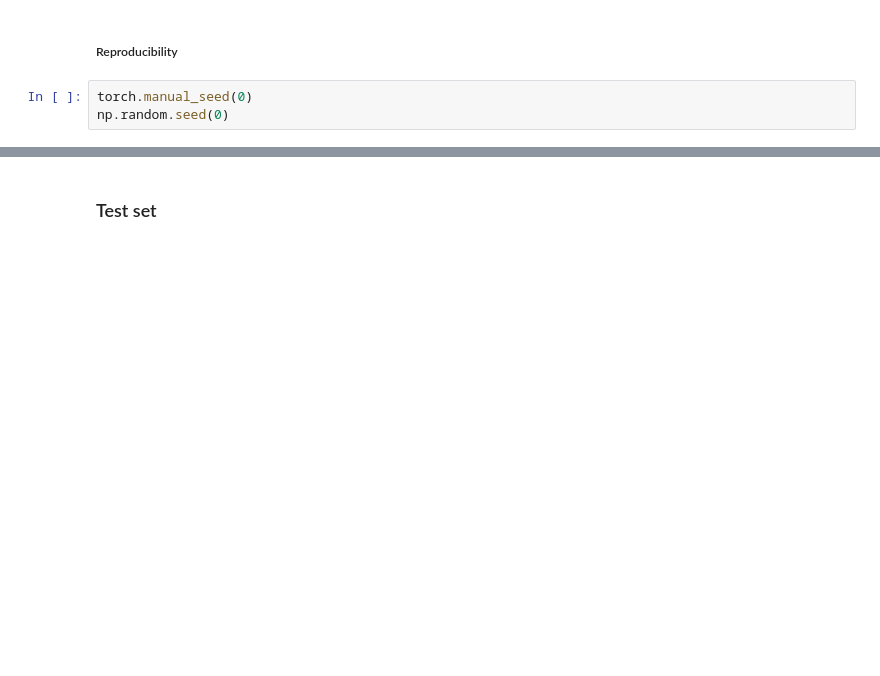
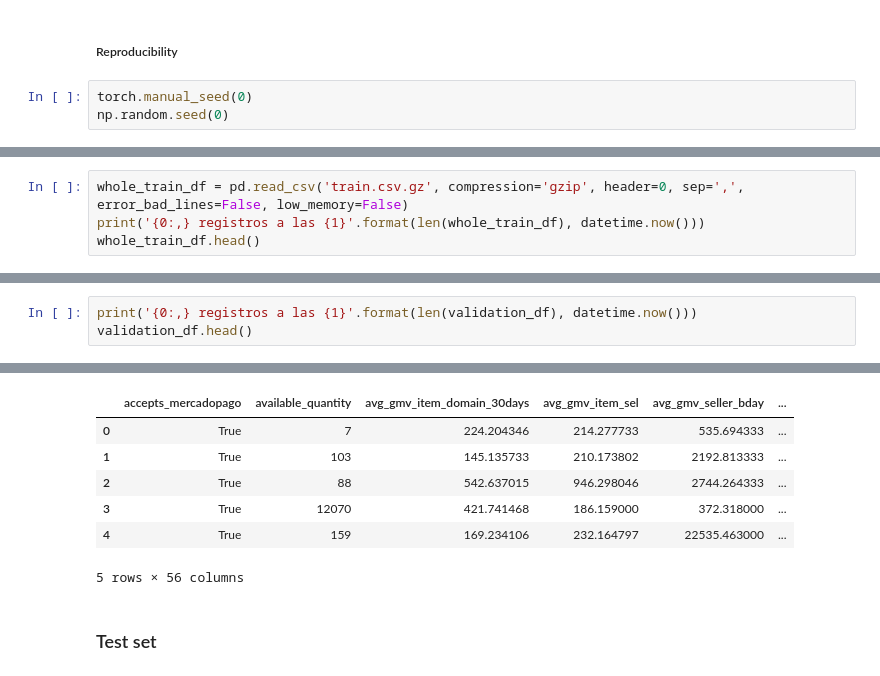
Before and after one commit to jonmunm/nbs, a Jupyter notebook: Meli/CVR Data Challenge/Model usage.ipynb, the cells around one changed output, grey strips where cells are left out. Cells and saved outputs as stored; diff of their text form; blank space fills up the shorter version.

```diff
--- a/Meli/CVR Data Challenge/Model usage.ipynb
+++ b/Meli/CVR Data Challenge/Model usage.ipynb
@@ -36,0 +39,4 @@ np.random.seed(0)
+# %%
+whole_train_df = pd.read_csv('train.csv.gz', compression='gzip', header=0, sep=',', error_bad_lines=False, low_memory=False)
+print('{0:,} registros a las {1}'.format(len(whole_train_df), datetime.now()))
+whole_train_df.head()
@@ -49,3 +81,7 @@ train_df.head()
 | 3 | True | 12 | 92.085756 | 332.848400 | 554.747333 | ... |
 | 4 | True | 5 | 156.905222 | 955.997475 | 3154.791667 | ... |
 5 rows × 56 columns
+# %%
+print('{0:,} registros a las {1}'.format(len(validation_df), datetime.now()))
+validation_df.head()
+# %% [output]
@@ -52,3 +89,10 @@ train_df.head()
+|  | accepts_mercadopago | available_quantity | avg_gmv_item_domain_30days | avg_gmv_item_sel | avg_gmv_seller_bday | ... |
+| 0 | True | 7 | 224.204346 | 214.277733 | 535.694333 | ... |
+| 1 | True | 103 | 145.135733 | 210.173802 | 2192.813333 | ... |
+| 2 | True | 88 | 542.637015 | 946.298046 | 2744.264333 | ... |
+| 3 | True | 12070 | 421.741468 | 186.159000 | 372.318000 | ... |
+| 4 | True | 159 | 169.234106 | 232.164797 | 22535.463000 | ... |
+5 rows × 56 columns
 # %% [markdown]
 ### Test set
 # %%
```
Also changed, not shown: parts of 39 cells of this notebook, 5 other files.
